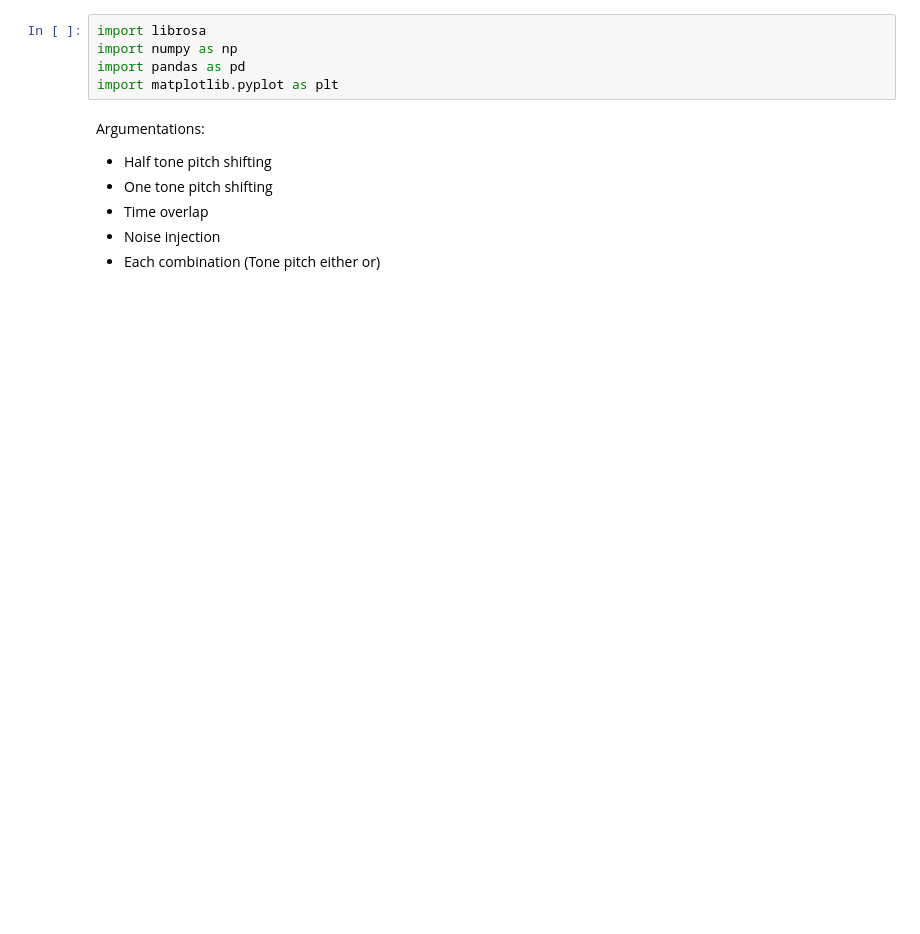
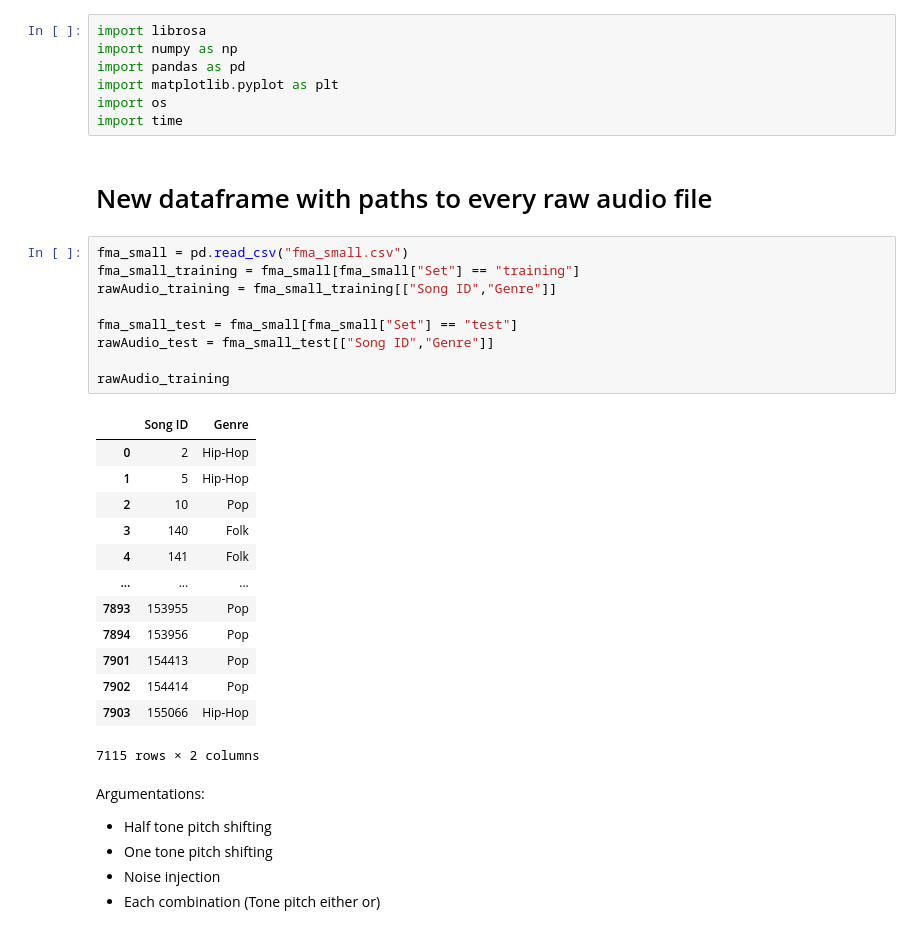
Before and after one commit to Yuzper/BachelorProjectMusic, a Jupyter notebook: Data Augmentation Test.ipynb, the cells around one changed output. Saved outputs shown, nothing was run; the diff lists cells and outputs as text; blank space fills up the shorter version.

```diff
--- a/Data Augmentation Test.ipynb
+++ b/Data Augmentation Test.ipynb
@@ -3,11 +3,37 @@ import librosa
 import numpy as np
 import pandas as pd
 import matplotlib.pyplot as plt
+import os
+import time
+# %% [markdown]
+# New dataframe with paths to every raw audio file
+# %%
+fma_small = pd.read_csv("fma_small.csv")
+fma_small_training = fma_small[fma_small["Set"] == "training"]
+rawAudio_training = fma_small_training[["Song ID","Genre"]]
+
+fma_small_test = fma_small[fma_small["Set"] == "test"]
+rawAudio_test = fma_small_test[["Song ID","Genre"]]
+
+rawAudio_training
+# %% [output]
+|  | Song ID | Genre |
+| 0 | 2 | Hip-Hop |
+| 1 | 5 | Hip-Hop |
+| 2 | 10 | Pop |
+| 3 | 140 | Folk |
+| 4 | 141 | Folk |
+| ... | ... | ... |
+| 7893 | 153955 | Pop |
+| 7894 | 153956 | Pop |
+| 7901 | 154413 | Pop |
+| 7902 | 154414 | Pop |
+| 7903 | 155066 | Hip-Hop |
+7115 rows × 2 columns
 # %% [markdown]
 Argumentations:
  - Half tone pitch shifting
  - One tone pitch shifting
- - Time overlap
  - Noise injection
  - Each combination (Tone pitch either or)
 # %%
```
Also changed, not shown: parts of 6 cells of this notebook, 37 other files.
